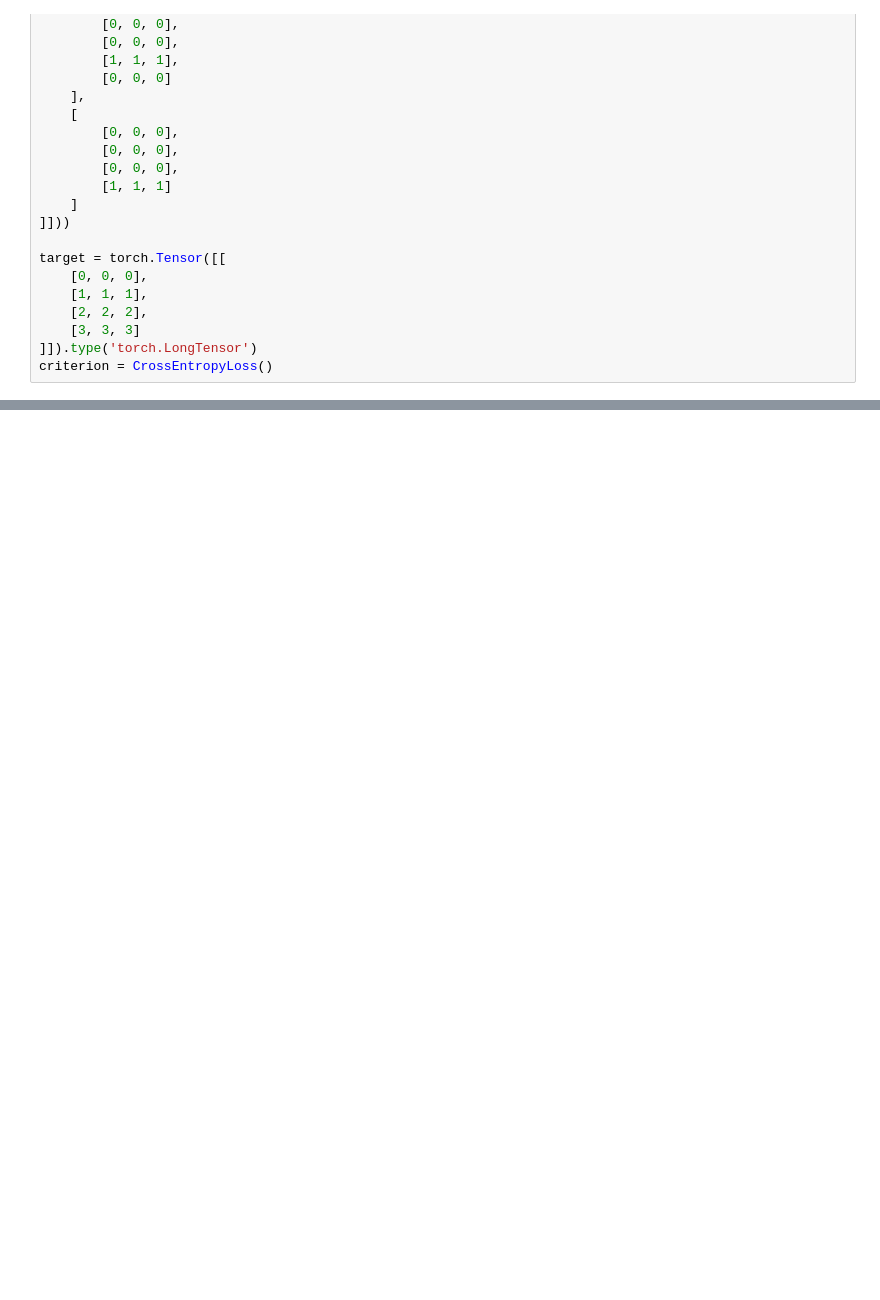
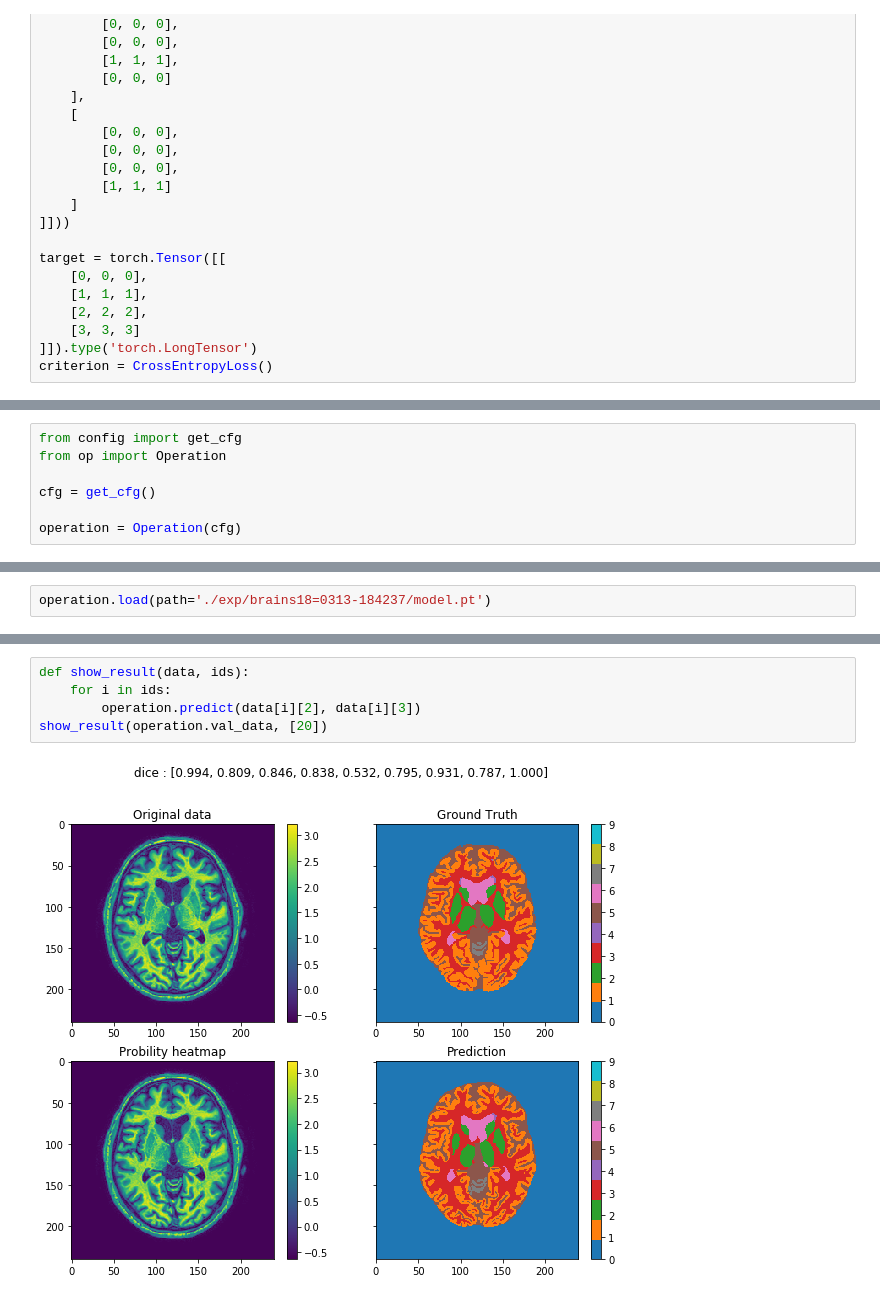
Before and after one commit to wuzht/BrainSeg, a Jupyter notebook: test.ipynb, the cells around one changed output, grey strips where cells are left out. Drawn from its saved outputs; the diff is of its cells as text; blank space fills up the shorter version.

Commit message:
ensemble model

```diff
--- a/test.ipynb
+++ b/test.ipynb
@@ -112,0 +57,7 @@ print(np.zeros(4))
+# %%
+from config import get_cfg
+from op import Operation
+
+cfg = get_cfg()
+
+operation = Operation(cfg)
@@ -112,0 +82,2 @@ print(np.zeros(4))
+# %%
+operation.load(path='./exp/brains18=0313-184237/model.pt')
@@ -112,0 +86,7 @@ print(np.zeros(4))
+# %%
+def show_result(data, ids):
+    for i in ids:
+        operation.predict(data[i][2], data[i][3])
+show_result(operation.val_data, [20])
+# %% [output]
+[figure, added]
```
Also changed, not shown: parts of 7 cells of this notebook, 13 other files.
